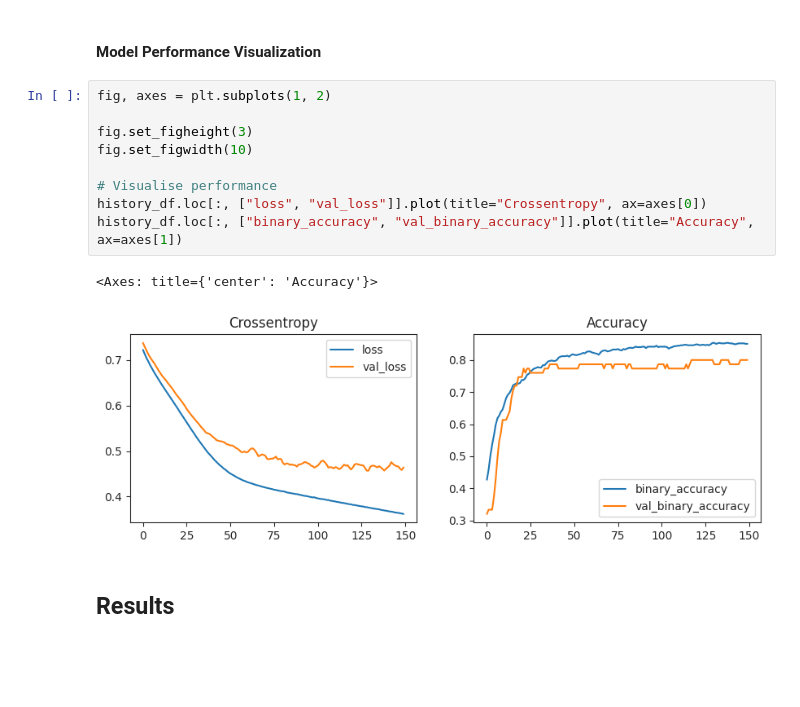
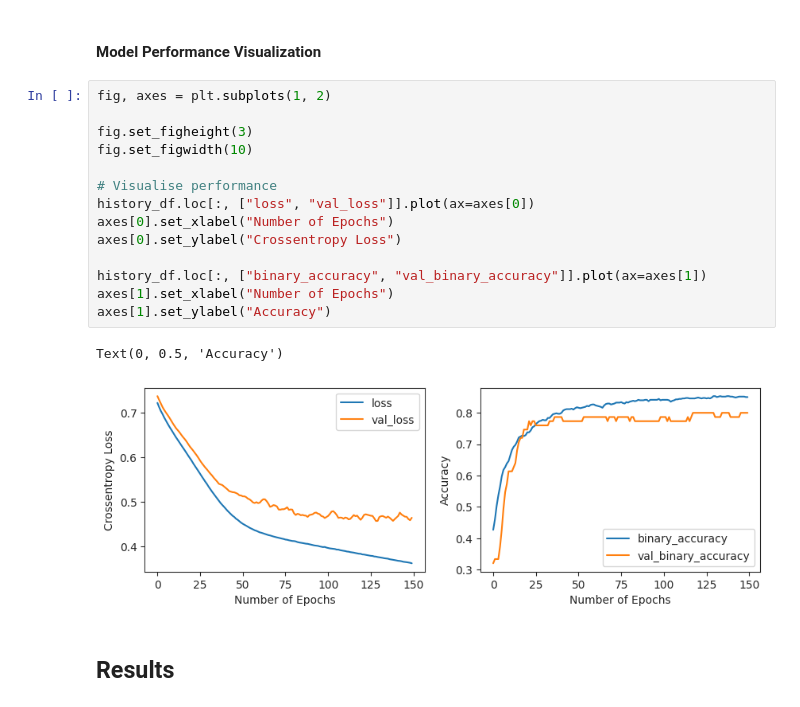
Before and after one commit to RiboRings/AlzheimerPrediction, a Jupyter notebook: learning-about-ad.ipynb, the cells around one changed output. Cells and saved outputs as stored; diff of their text form; blank space fills up the shorter version.

```diff
--- a/learning-about-ad.ipynb
+++ b/learning-about-ad.ipynb
@@ -1056,15 +1060,20 @@ From the loss curve, the model appeared to slightly overfit, for which reason mo
 # %%
 fig, axes = plt.subplots(1, 2)
 
 fig.set_figheight(3)
 fig.set_figwidth(10)
 
 # Visualise performance
-history_df.loc[:, ["loss", "val_loss"]].plot(title="Crossentropy", ax=axes[0])
-history_df.loc[:, ["binary_accuracy", "val_binary_accuracy"]].plot(title="Accuracy", ax=axes[1])
+history_df.loc[:, ["loss", "val_loss"]].plot(ax=axes[0])
+axes[0].set_xlabel("Number of Epochs")
+axes[0].set_ylabel("Crossentropy Loss")
+
+history_df.loc[:, ["binary_accuracy", "val_binary_accuracy"]].plot(ax=axes[1])
+axes[1].set_xlabel("Number of Epochs")
+axes[1].set_ylabel("Accuracy")
 # %% [output]
-<Axes: title={'center': 'Accuracy'}>
+Text(0, 0.5, 'Accuracy')
-[figure, old version]
+[figure, new version]
 # %% [markdown]
 ## Results
 # %% [markdown]
```
Also changed, not shown: parts of 8 cells of this notebook.
